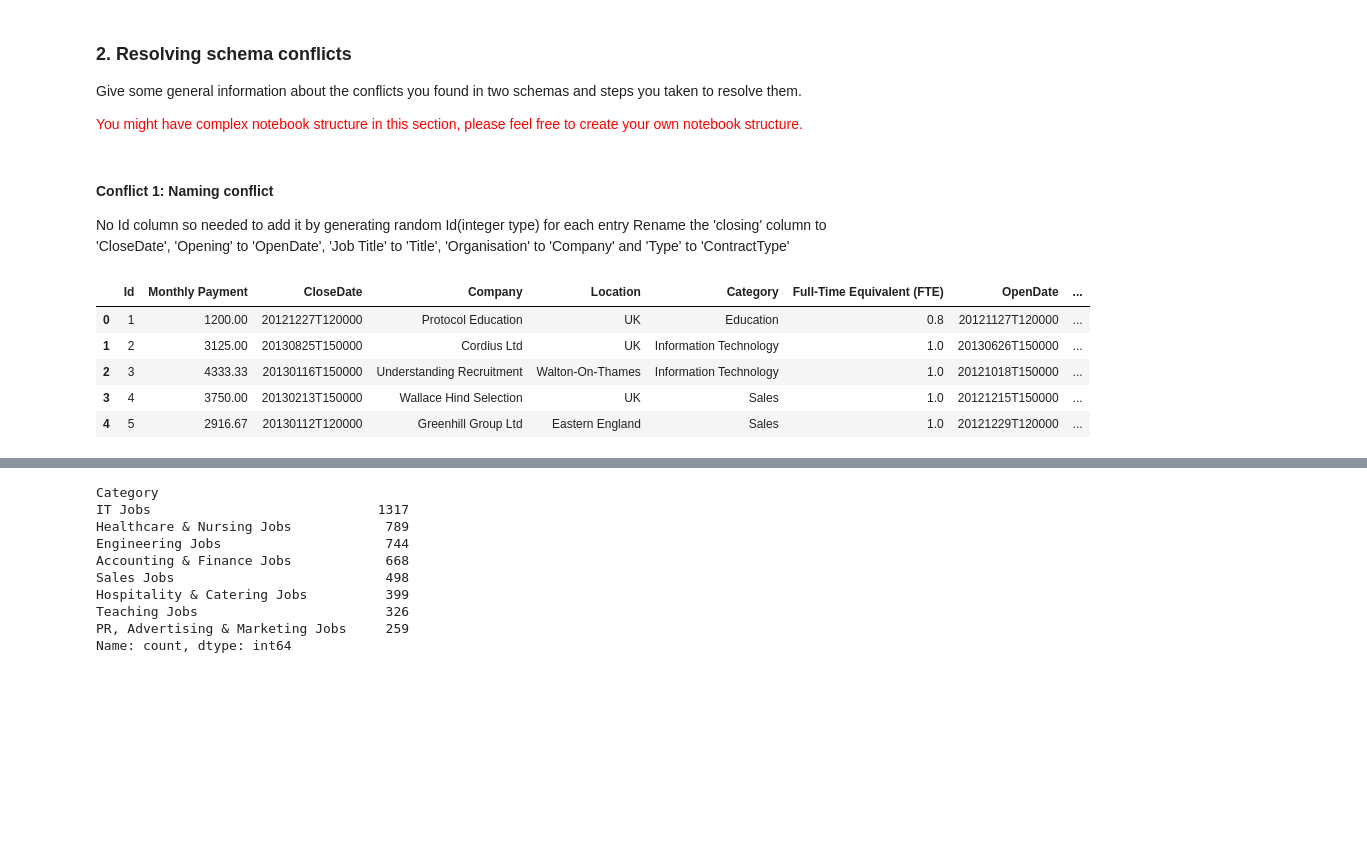
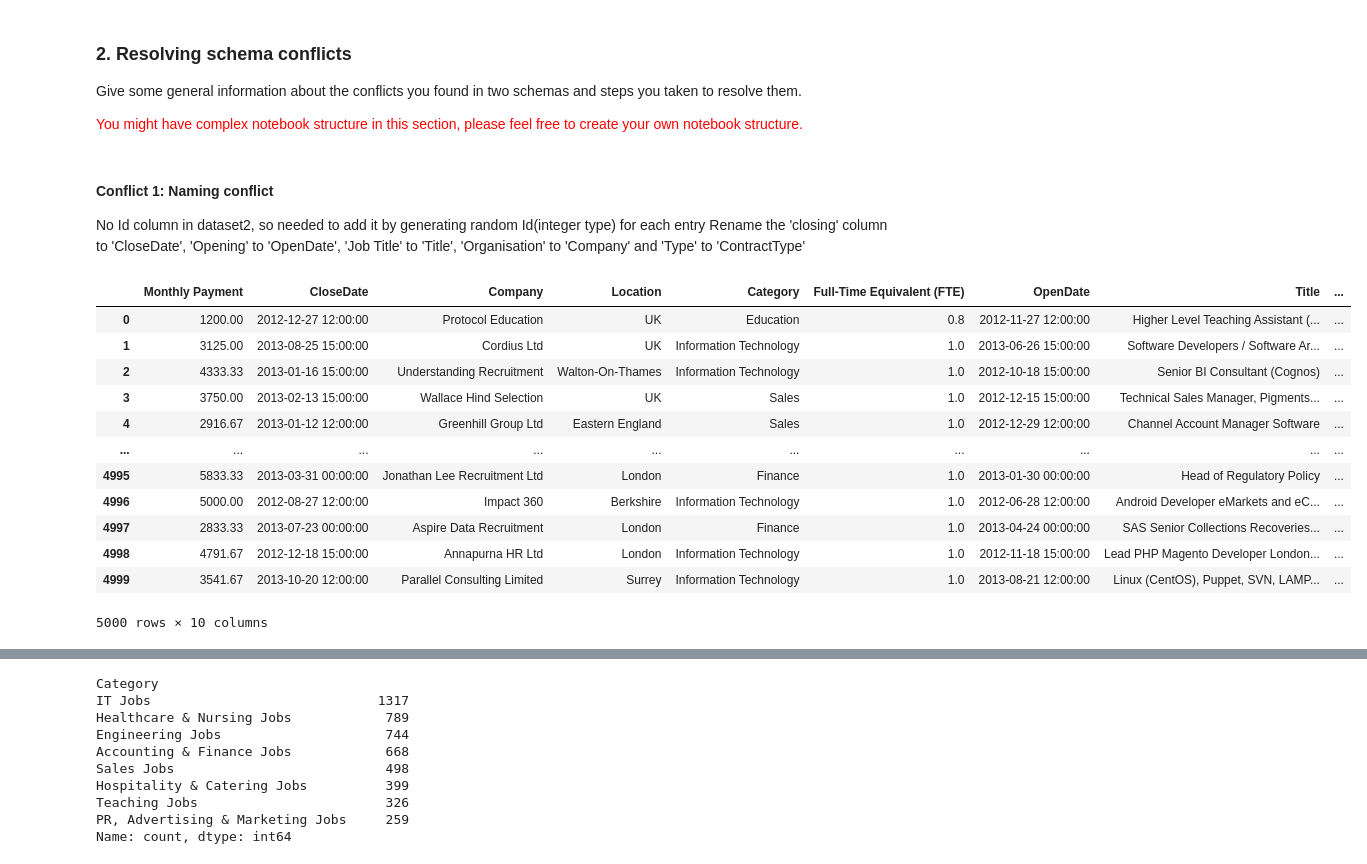
Before and after one commit to ayushpatel2002/Data-cleansing-and-modelling, a Jupyter notebook: s3891013_task3.ipynb, the cells around one changed output, grey strips where cells are left out. Cells and saved outputs as stored; diff of their text form; code cells hidden in the pictures; blank space fills up the shorter version.

```diff
--- a/s3891013_task3.ipynb
+++ b/s3891013_task3.ipynb
@@ -85,37 +86,43 @@ Give some general information about the conflicts you found in two schemas and s
 <span style="color: red"> You might have complex notebook structure in this section, please feel free to create your own notebook structure. </span>
 # %% [markdown]
 #### Conflict 1: Naming conflict
-No Id column so needed to add it by generating random Id(integer type) for each entry
+No Id column in dataset2, so needed to add it by generating random Id(integer type) for each entry
 Rename the 'closing' column to 'CloseDate', 'Opening' to 'OpenDate', 'Job Title' to 'Title', 'Organisation' to 'Company' and 'Type' to 'ContractType'
 # %%
-# Code to inspect data and identify conflicts in schema
-
-# 2. Add an Id column with unique integer values starting from 1
-df['Id'] = range(1, len(df) + 1)
+# 2. Add an Id column with unique integer values
+num_rows = df.shape[0]  # Note: Use shape[0] for the number of rows, not shape[1]
+random_ids = [random.randint(10000000, 99999999) for _ in range(num_rows)]
+df['Id'] = random_ids  # Add the 'Id' column to the original DataFrame
 
 # 3. Rename columns
 rename_columns = {
     'Closing': 'CloseDate',
     'Opening': 'OpenDate',
     'Job Title': 'Title',
     'Organisation': 'Company',
     'Type': 'ContractTime'
 }
 df.rename(columns=rename_columns, inplace=True)
 
 # 4. Convert the date columns to the desired format
-df['CloseDate'] = pd.to_datetime(df['CloseDate']).dt.strftime('%Y%m%dT%H%M%S')
-df['OpenDate'] = pd.to_datetime(df['OpenDate']).dt.strftime('%Y%m%dT%H%M%S')
+df['OpenDate'] = pd.to_datetime(df['OpenDate'], errors='coerce').dt.strftime('%Y-%m-%d %H:%M:%S')
+df['CloseDate'] = pd.to_datetime(df['CloseDate'], errors='coerce').dt.strftime('%Y-%m-%d %H:%M:%S')
 
-# 5. Reorder columns to have 'Id' as the first column
-df = df[['Id'] + [col for col in df if col != 'Id']]
-
-# Display the first few rows (or save/export the modified dataset)
-(df.head())
+# Changing the data format to datetime
+df['OpenDate'] = pd.to_datetime(df['OpenDate'])
+df['CloseDate'] = pd.to_datetime(df['CloseDate'])
+df
 # %% [output]
-|  | Id | Monthly Payment | CloseDate | Company | Location | Category | Full-Time Equivalent (FTE) | OpenDate | ... |
-| 0 | 1 | 1200.00 | 20121227T120000 | Protocol Education | UK | Education | 0.8 | 20121127T120000 | ... |
-| 1 | 2 | 3125.00 | 20130825T150000 | Cordius Ltd | UK | Information Technology | 1.0 | 20130626T150000 | ... |
-| 2 | 3 | 4333.33 | 20130116T150000 | Understanding Recruitment | Walton-On-Thames | Information Technology | 1.0 | 20121018T150000 | ... |
-| 3 | 4 | 3750.00 | 20130213T150000 | Wallace Hind Selection | UK | Sales | 1.0 | 20121215T150000 | ... |
-| 4 | 5 | 2916.67 | 20130112T120000 | Greenhill Group Ltd | Eastern England | Sales | 1.0 | 20121229T120000 | ... |
+|  | Monthly Payment | CloseDate | Company | Location | Category | Full-Time Equivalent (FTE) | OpenDate | Title | ... |
+| 0 | 1200.00 | 2012-12-27 12:00:00 | Protocol Education | UK | Education | 0.8 | 2012-11-27 12:00:00 | Higher Level Teaching Assistant (... | ... |
+| 1 | 3125.00 | 2013-08-25 15:00:00 | Cordius Ltd | UK | Information Technology | 1.0 | 2013-06-26 15:00:00 | Software Developers / Software Ar... | ... |
+| 2 | 4333.33 | 2013-01-16 15:00:00 | Understanding Recruitment | Walton-On-Thames | Information Technology | 1.0 | 2012-10-18 15:00:00 | Senior BI Consultant (Cognos) | ... |
+| 3 | 3750.00 | 2013-02-13 15:00:00 | Wallace Hind Selection | UK | Sales | 1.0 | 2012-12-15 15:00:00 | Technical Sales Manager, Pigments... | ... |
+| 4 | 2916.67 | 2013-01-12 12:00:00 | Greenhill Group Ltd | Eastern England | Sales | 1.0 | 2012-12-29 12:00:00 | Channel Account Manager Software | ... |
+| ... | ... | ... | ... | ... | ... | ... | ... | ... | ... |
+| 4995 | 5833.33 | 2013-03-31 00:00:00 | Jonathan Lee Recruitment Ltd | London | Finance | 1.0 | 2013-01-30 00:00:00 | Head of Regulatory Policy | ... |
+| 4996 | 5000.00 | 2012-08-27 12:00:00 | Impact 360 | Berkshire | Information Technology | 1.0 | 2012-06-28 12:00:00 | Android Developer eMarkets and eC... | ... |
+| 4997 | 2833.33 | 2013-07-23 00:00:00 | Aspire Data Recruitment | London | Finance | 1.0 | 2013-04-24 00:00:00 | SAS Senior Collections Recoveries... | ... |
+| 4998 | 4791.67 | 2012-12-18 15:00:00 | Annapurna HR Ltd | London | Information Technology | 1.0 | 2012-11-18 15:00:00 | Lead PHP Magento Developer London... | ... |
+| 4999 | 3541.67 | 2013-10-20 12:00:00 | Parallel Consulting Limited | Surrey | Information Technology | 1.0 | 2013-08-21 12:00:00 | Linux (CentOS), Puppet, SVN, LAMP... | ... |
+5000 rows × 10 columns
```
Also changed, not shown: parts of 31 cells of this notebook, 2 other files.
